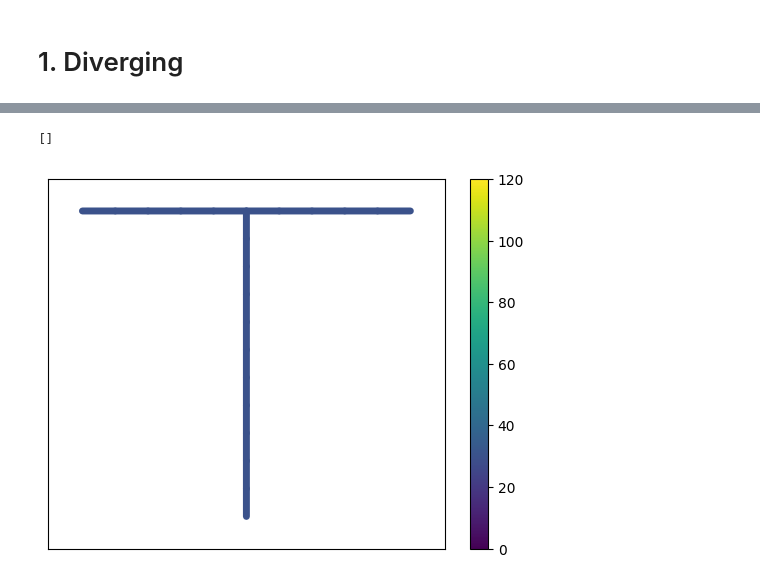
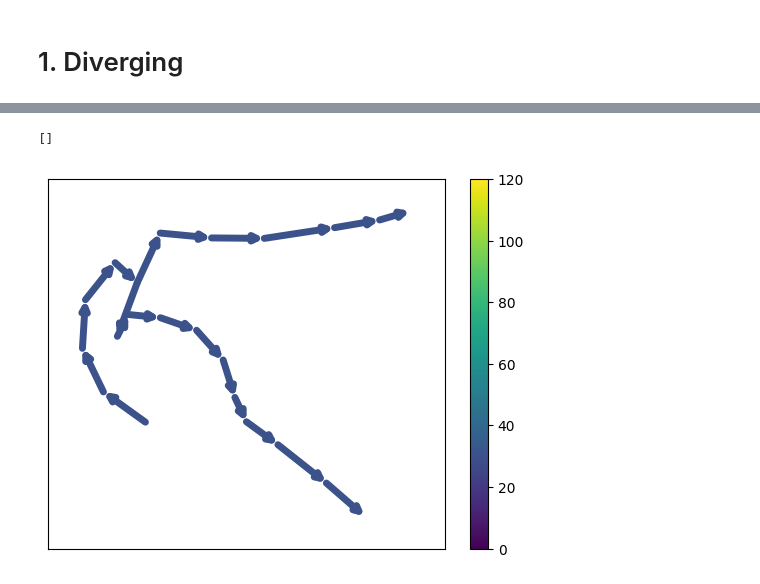
Before and after one commit to dani2442/TrafficFlow, a Jupyter notebook: notebooks/FVM_general_v2.ipynb, the cells around one changed output, grey strips where cells are left out. Cells and saved outputs as stored; diff of their text form; code cells hidden in the pictures.

```diff
--- a/notebooks/FVM_general_v2.ipynb
+++ b/notebooks/FVM_general_v2.ipynb
@@ -37,6 +37,22 @@ def generate_continuous():
     rho = jnp.eye(N_x+1, k=1)*rho_max/4
     A = jnp.eye(N_x+1, k=1)
     return rho, A, I
+
+def generate_converge():
+    A = jnp.eye(2*N_x, k=1)
+    A = A.at[N_x, N_x+1].set(0)
+    A = A.at[-1, int(N_x//2)].set(1)
+    rho = A*rho_max/4
+    I = A
+    return rho, A, I
+
+def generate_diverge():
+    A = jnp.eye(2*N_x, k=1)
+    A = A.at[N_x, N_x+1].set(0)
+    A = A.at[int(N_x//2), N_x+1].set(1)
+    rho = A*rho_max/4
+    I = A
+    return rho, A, I
 # %%
 def plot_graph(rho, A, I, ax, title=''):
     G = nx.DiGraph()
@@ -45,7 +61,7 @@ def plot_graph(rho, A, I, ax, title=''):
     A_b = jnp.isclose(A, 0, rtol=1e-5)
     G.add_weighted_edges_from([(j,i, rho[j,i]) for j, v_j in enumerate(A_b) for i in range(n) if not v_j[i]])
 
-    pos = nx.planar_layout(G)
+    pos = nx.spring_layout(G, weight='none', seed=4)
     weights = [float(G.edges[e]['weight']) for e in G.edges()]
     # Normalize the weights for colormap
     #norm = plt.Normalize(vmin=min(weights), vmax=max(weights))
@@ -224,10 +161,9 @@ nx.draw(G, pos, with_labels=True, font_weight='bold') """
 # %%
-G, pos = generate_diverge()
-G = init_converge(G)
+rho, A, I = generate_diverge()
 
 fig, ax = plt.subplots()
-plot_graph(G, pos, ax, '')
+plot_graph(rho, A, I, ax)
 plt.plot()
 # %% [output]
 []
-[figure, old version]
+[figure, new version]
```
Also changed, not shown: parts of 14 cells of this notebook.
